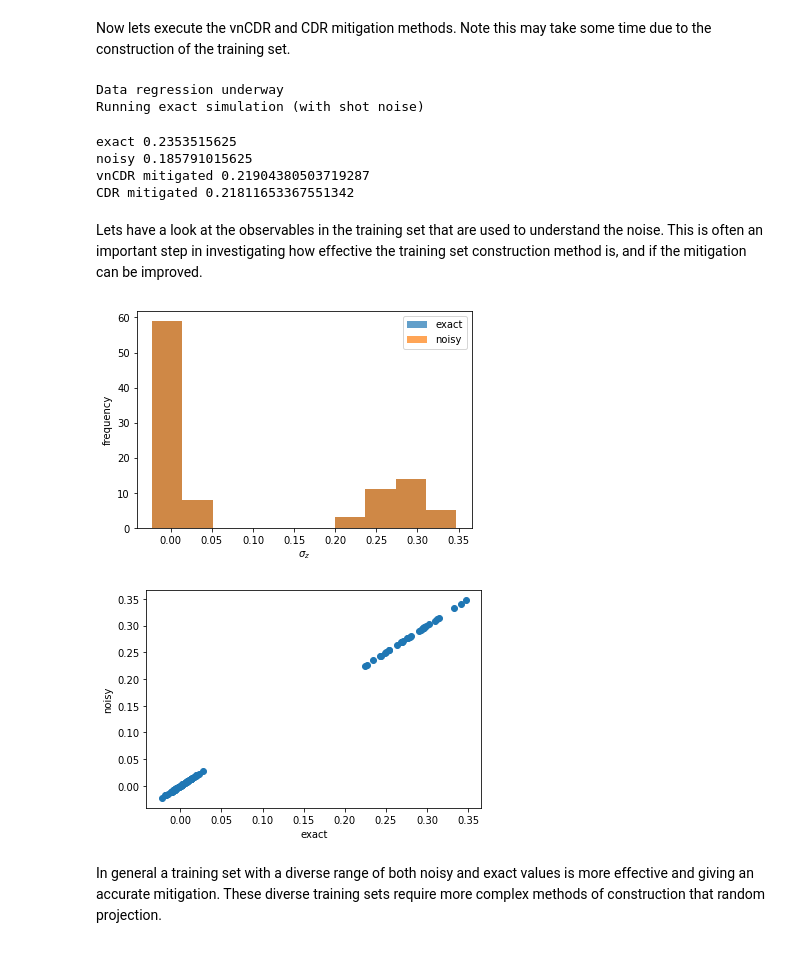
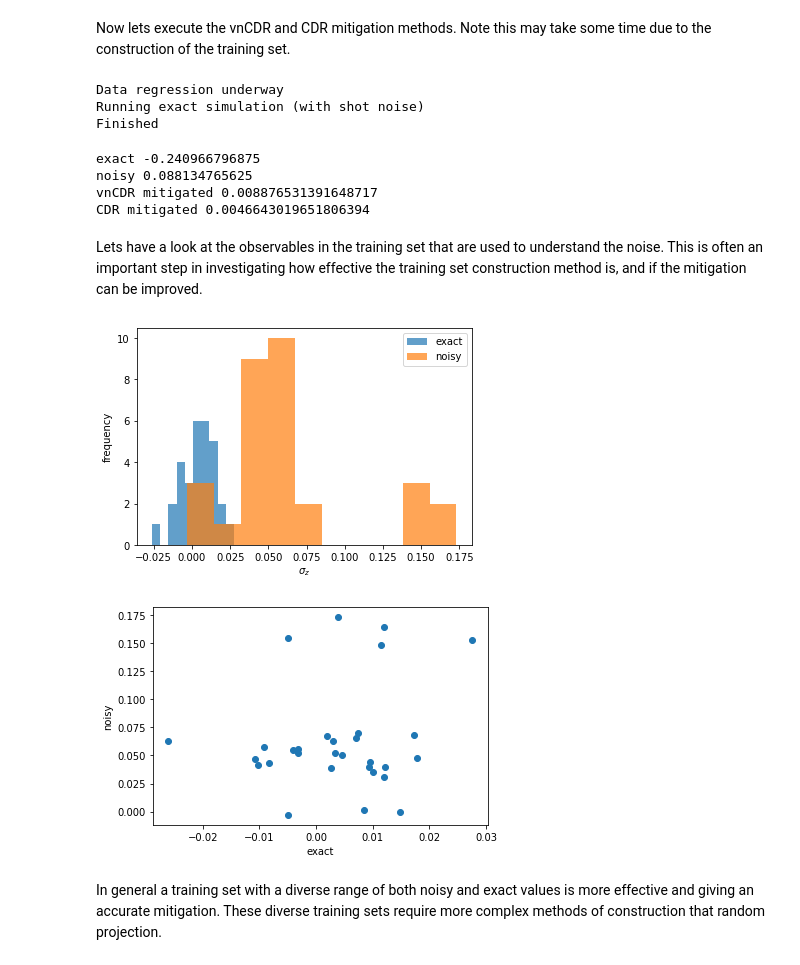
Before and after one commit to unitaryfund/mitiq, a Jupyter notebook: mitiq/vnCDR/vnCDR_sketch.ipynb, the cells around one changed output. Saved outputs shown, nothing was run; the diff lists cells and outputs as text; code cells hidden in the pictures.

Commit message:
fixed noise model and found better example for RQC demonstration

```diff
--- a/mitiq/vnCDR/vnCDR_sketch.ipynb
+++ b/mitiq/vnCDR/vnCDR_sketch.ipynb
@@ -324,7 +333,7 @@ def CircToArray(
             qubit = circ.data[i][1][0].index
             qubits_list.append(qubit)
             cbit_list.append(None)
-            parameters_list.append(float(parameters))
+            parameters_list.append(float(parameters)%(2*np.pi))
         elif name =='rx':
             parameters = np.pi/2
             gates_list.append('rx')
@@ -686,7 +853,8 @@ def TrainingSetGenerator(
     circ: QPROGRAM,
     scale_factors: list,
     M: int,
-    N: int
+    N: int,
+    sigma: float
 )-> np.ndarray:
     '''Function that takes a circuit of interest and the position of sigma_z observable and paramters to construct the training
     set, returns an array of the training data.
@@ -696,12 +864,16 @@ def TrainingSetGenerator(
         scale_factors: scale factors to increase the noise.
         M: size of training set.
         N: number of non-Cliffords per circuit in training set.
+        sigma: width of probability distribution used in probabilistic training set construction.
 
     Return:
         training_data: M by (scale_factors+1) array containing exact and noisy observables at different scale factors.
     '''
     circ_data, qubits, clbits = CircToArray(circ)
-    training_circ_data = TrainingCircuitsConstructor(circ_data, M, N)
+    if sigma==None:
+        training_circ_data = TrainingCircuitsConstructor(circ_data, M, N)
+    else:
+        training_circ_data = TrainingCircuitsConstructorProbProject(circ_data, M, N, sigma)
     training_data = np.zeros((M, 1+len(scale_factors)))
     for i in range(len(training_circ_data)):
         train_circ = ArrayToCirc(training_circ_data[i], qubits, clbits)
@@ -713,9 +885,6 @@ def TrainingSetGenerator(
         not_rz_circ_data = data[:,mask_not_rz]
         mask_non_cliff = CliffordChecker(rz_circ_data[2,:]) == False
         rz_non_cliff = rz_circ_data[:,mask_non_cliff]
-        #print('Number non-Cliffords:', len(rz_non_cliff[0]))
-        #print(train_circ)
-        #
         training_data[i,0] = simulator(train_circ)
         for s, scale_factor in enumerate(scale_factors):
             noise_inc_circ = NoiseIncrease(train_circ, scale_factor)
@@ -797,7 +966,8 @@ def clifford_data_mitigation(
     circ: QPROGRAM,
     scale_factors: list,
     M: int,
-    N: int
+    N: int,
+    sigma: float=None,
 )-> list:
     '''Function that takes a circuit and scale factors and returns the vnCDR and CDR mitigations as well as the raw result.
 
@@ -807,17 +977,18 @@ def clifford_data_mitigation(
         scale_factors: scale factors with which to increase the noise.
         M: size of the training set used in CDR and vnCDR.
         N: number of non-Clifford gates per training set.
+        sigma: the width of the probability distribution for probabilistic projection (if None, random projection used).
 
     Returns:
         vnCDR_mit: result mitigated by vnCDR.
         CDR_mit: result mitigated by CDR.
         circ_data: raw noisy result.
     '''
-    training_data = TrainingSetGenerator(circ,scale_factors, M, N)
+    training_data = TrainingSetGenerator(circ,scale_factors, M, N, sigma)
     circ_data = circuit_data(circ, scale_factors)
     vnCDR_mit = vnCDR_mitigate(training_data, circ_data)
     CDR_mit =CDR_mitigate(training_data, circ_data[0])
-    return vnCDR_mit, CDR_mit, circ_data[0], training_data
+    return vnCDR_mit, CDR_mit, circ_data, training_data
 # %%
 def Abs_error(
     val_1: float,
@@ -862,7 +1037,8 @@ We need to use a smaller number than the above result and lets just assume we ar
 # %%
-scale_factors = [1.0,2.0,3.0,4.0]
-M=100
-N=8
+# fix parameters for CDR:
+scale_factors = [1.0,2.0,3.0]
+M=30
+N=4
 # %% [markdown]
 Now lets execute the vnCDR and CDR mitigation methods. Note this may take some time due to the construction of the training set.
 # %%
@@ -870,39 +1046,41 @@ print('Data regression underway')
 vnCDR_mit, CDR_mit, noisy, training_data = clifford_data_mitigation(circuit_new, scale_factors,M,N)
 print('Running exact simulation (with shot noise)')
 exact = simulator(circuit_new)
+print('Finished')
 # %% [output]
 Data regression underway
 Running exact simulation (with shot noise)
+Finished
 # %%
 print('exact',exact)
-print('noisy', noisy)
+print('noisy', noisy[0])
 print('vnCDR mitigated', vnCDR_mit)
 print('CDR mitigated', CDR_mit)
 # %% [output]
-exact 0.2353515625
-noisy 0.185791015625
-vnCDR mitigated 0.21904380503719287
-CDR mitigated 0.21811653367551342
+exact -0.240966796875
+noisy 0.088134765625
+vnCDR mitigated 0.008876531391648717
+CDR mitigated 0.0046643019651806394
 # %% [markdown]
 Lets have a look at the observables in the training set that are used to understand the noise. This is often an important step in investigating how effective the training set construction method is, and if the mitigation can be improved.
 # %%
-noise_level=0
+noise_level=1
 exact_observables = training_data[:,0]
 noise_1_observables = training_data[:,noise_level]
 plt.figure(1)
 plt.hist(exact_observables, bins=10, alpha=0.7, label = 'exact')
 plt.hist(noise_1_observables, bins=10, alpha = 0.7, label = 'noisy')
 plt.legend()
 plt.xlabel(r'$\sigma_{z}$')
 plt.ylabel('frequency')
 plt.show()
 plt.figure(2)
 plt.scatter(exact_observables, noise_1_observables)
 plt.xlabel('exact')
 plt.ylabel('noisy')
 plt.show()
 # %% [output]
-[figure, old version]
+[figure, new version]
-[figure, old version]
+[figure, new version]
 # %% [markdown]
 In general a training set with a diverse range of both noisy and exact values is more effective and giving an accurate mitigation. These diverse training sets require more complex methods of construction that random projection.
```
Also changed, not shown: parts of 30 cells of this notebook.
